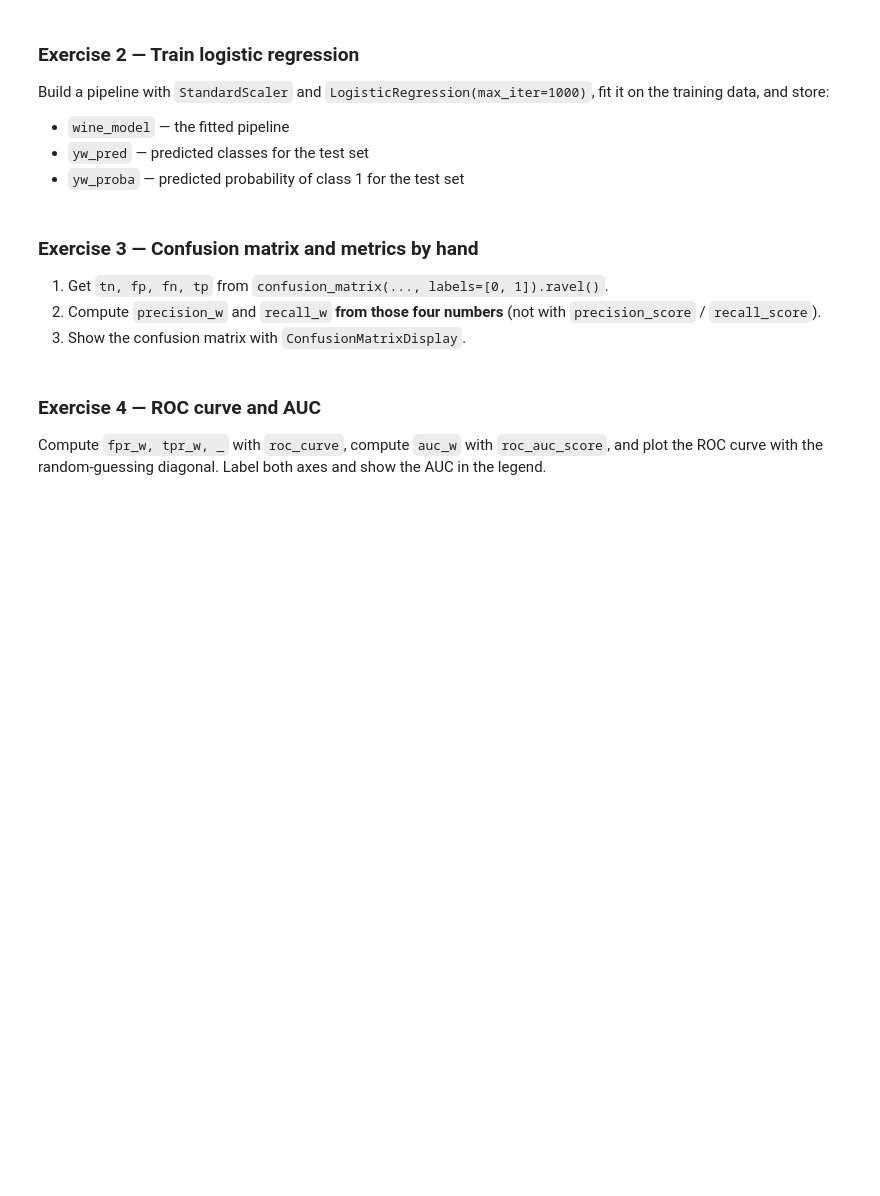
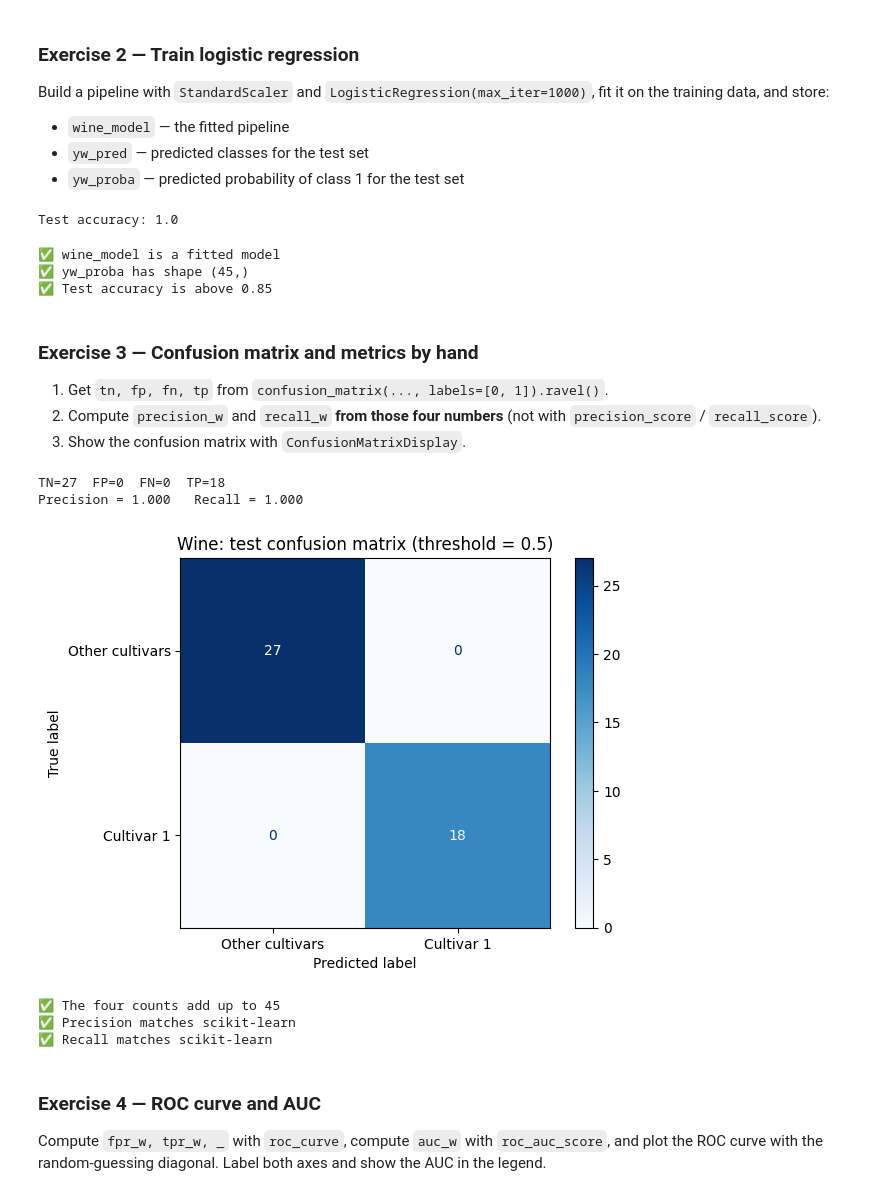
Before and after one commit to jafarbek-yusupov/CS630-Lab-4, a Jupyter notebook: week4_logistic_regression.ipynb, the cells around one changed output. Drawn from its saved outputs; the diff is of its cells as text; code cells hidden in the pictures; blank space fills up the shorter version.

```diff
--- a/week4_logistic_regression.ipynb
+++ b/week4_logistic_regression.ipynb
@@ -659,5 +659,12 @@ Class counts (1 = cultivar 1): {0: 107, 1: 71}
 
 Create a stratified train/test split with `test_size=0.25` and `random_state=RANDOM_STATE`. Store the results in `Xw_train, Xw_test, yw_train, yw_test`.
 # %%
-# TODO: split X_wine, y_wine
-Xw_train = Xw_test = yw_train = yw_test = None
+Xw_train, Xw_test, yw_train, yw_test = train_test_split(
+    X_wine, y_wine,
+    test_size=0.25,
+    random_state=RANDOM_STATE,
+    stratify=y_wine,
+)
+
+print("Train:", Xw_train.shape, class_counts(yw_train))
+print("Test: ", Xw_test.shape, class_counts(yw_test))
@@ -674,14 +687,23 @@ Build a pipeline with `StandardScaler` and `LogisticRegression(max_iter=1000)`,
 - `yw_pred` — predicted classes for the test set
 - `yw_proba` — predicted probability of class 1 for the test set
 # %%
-# TODO
-wine_model = None
-yw_pred = None
-yw_proba = None
+wine_model = make_pipeline(StandardScaler(), LogisticRegression(max_iter=1000))
+wine_model.fit(Xw_train, yw_train)
+
+yw_pred = wine_model.predict(Xw_test)                  # classes 0 / 1
+yw_proba = wine_model.predict_proba(Xw_test)[:, 1]     # P(cultivar 1)
+
+print("Test accuracy:", round(accuracy_score(yw_test, yw_pred), 3))
+# %% [output]
+Test accuracy: 1.0
 # %%
 check(wine_model is not None and hasattr(wine_model, "predict_proba"), "wine_model is a fitted model")
 check(yw_proba is not None and yw_proba.shape == (45,), "yw_proba has shape (45,)")
 check(yw_pred is not None and accuracy_score(yw_test, yw_pred) > 0.85, "Test accuracy is above 0.85")
+# %% [output]
+✅ wine_model is a fitted model
+✅ yw_proba has shape (45,)
+✅ Test accuracy is above 0.85
 # %% [markdown]
 ### Exercise 3 — Confusion matrix and metrics by hand
 
@@ -689,14 +711,34 @@ check(yw_pred is not None and accuracy_score(yw_test, yw_pred) > 0.85, "Test acc
 2. Compute `precision_w` and `recall_w` **from those four numbers** (not with `precision_score` / `recall_score`).
 3. Show the confusion matrix with `ConfusionMatrixDisplay`.
 # %%
-# TODO
-tn = fp = fn = tp = None
-precision_w = recall_w = None
+tn, fp, fn, tp = confusion_matrix(yw_test, yw_pred, labels=[0, 1]).ravel()
+print(f"TN={tn}  FP={fp}  FN={fn}  TP={tp}")
+
+precision_w = tp / (tp + fp)
+recall_w = tp / (tp + fn)
+print(f"Precision = {precision_w:.3f}   Recall = {recall_w:.3f}")
+
+ConfusionMatrixDisplay.from_predictions(
+    yw_test, yw_pred,
+    labels=[0, 1],
+    display_labels=["Other cultivars", "Cultivar 1"],
+    cmap="Blues",
+)
+plt.title("Wine: test confusion matrix (threshold = 0.5)")
+plt.show()
+# %% [output]
+TN=27  FP=0  FN=0  TP=18
+Precision = 1.000   Recall = 1.000
+[figure, added]
 # %%
 ok = tp is not None
 check(ok and tn + fp + fn + tp == 45, "The four counts add up to 45")
 check(ok and np.isclose(precision_w, precision_score(yw_test, yw_pred)), "Precision matches scikit-learn")
 check(ok and np.isclose(recall_w, recall_score(yw_test, yw_pred)), "Recall matches scikit-learn")
+# %% [output]
+✅ The four counts add up to 45
+✅ Precision matches scikit-learn
+✅ Recall matches scikit-learn
 # %% [markdown]
 ### Exercise 4 — ROC curve and AUC
 
```
Also changed, not shown: parts of 8 cells of this notebook.
